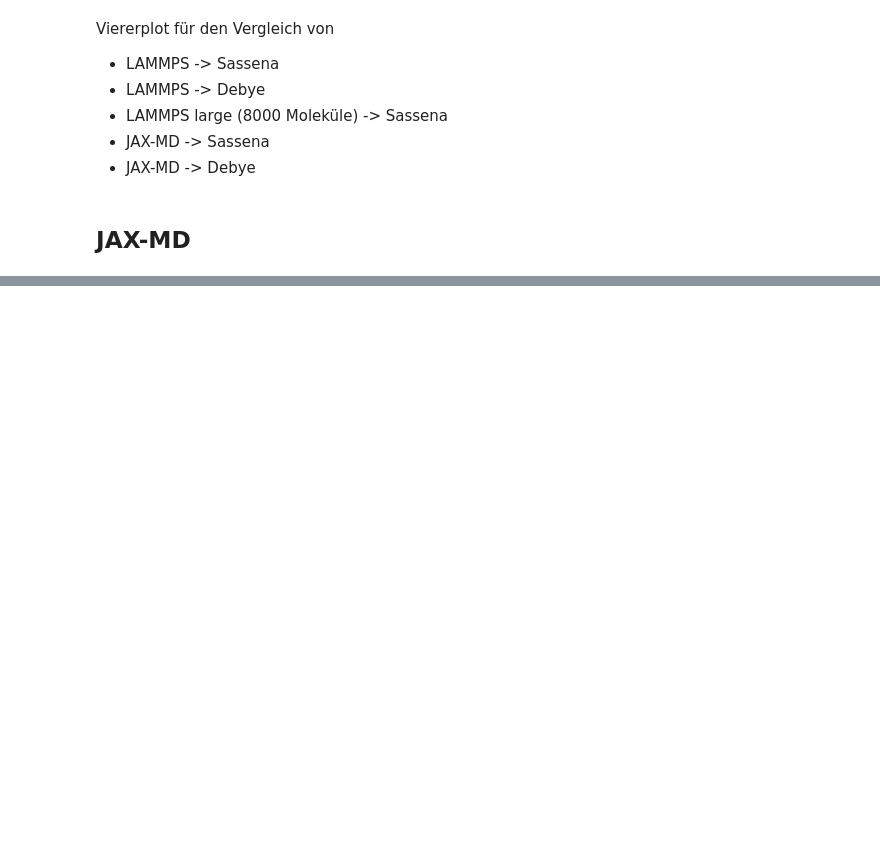
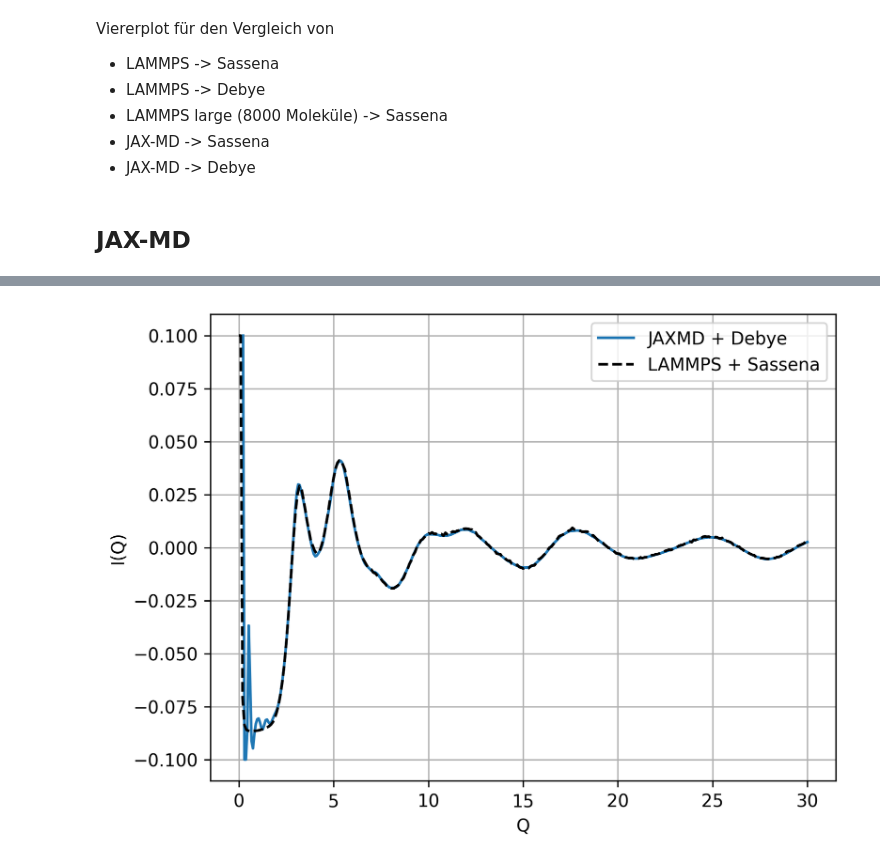
Before and after one commit to florian-n/idp-public, a Jupyter notebook: notebooks/lammps_vs_jax_vs_sassena.ipynb, the cells around one changed output, grey strips where cells are left out. Saved outputs shown, nothing was run; the diff lists cells and outputs as text; code cells hidden in the pictures; blank space fills up the shorter version.

```diff
--- a/notebooks/lammps_vs_jax_vs_sassena.ipynb
+++ b/notebooks/lammps_vs_jax_vs_sassena.ipynb
@@ -77,0 +87,43 @@ plt.show()
+# %%
+x2 = df_lammps_large_then_sassena["Q"]
+y2 = df_lammps_large_then_sassena["I_Q"] * sassena_large_y_scale + sassena_large_y_offset
+
+# plt.plot(
+#     df_lammps_then_debye["Q"],
+#     np.clip(df_lammps_then_debye["I_Q"], clip_min, clip_max),
+#     label="LAMMPS + Debye",
+#     )
+
+plt.plot(
+    df_jaxmd_then_debye["Q"],
+    np.clip(df_jaxmd_then_debye["I_Q"], clip_min, clip_max),
+    label="JAXMD + Debye"
+    )
+
+plt.plot(
+    x2,
+    np.clip(y2, clip_min, clip_max),
+    label="LAMMPS + Sassena",
+    c="black",
+    linestyle="dashed"
+    )
+
+
+clip_y_min = -0.01
+clip_y_max = 0.05
+clip_x_min = 2.5
+clip_x_max = 6
+
+# plt.plot(
+#     [clip_x_min, clip_x_max, clip_x_max, clip_x_min, clip_x_min],
+#     [clip_y_min, clip_y_min, clip_y_max, clip_y_max, clip_y_min],
+#     label="Zoom Box", color="grey", linestyle="dotted")
+
+plt.xlabel("Q")
+plt.ylabel("I(Q)")
+plt.legend()
+plt.grid()
+plt.savefig("../plots/jaxmddebye_vs_lammpsassena.svg")
+plt.show()
+# %% [output]
+[figure, added]
```
Also changed, not shown: parts of 4 cells of this notebook, 22 other files.
